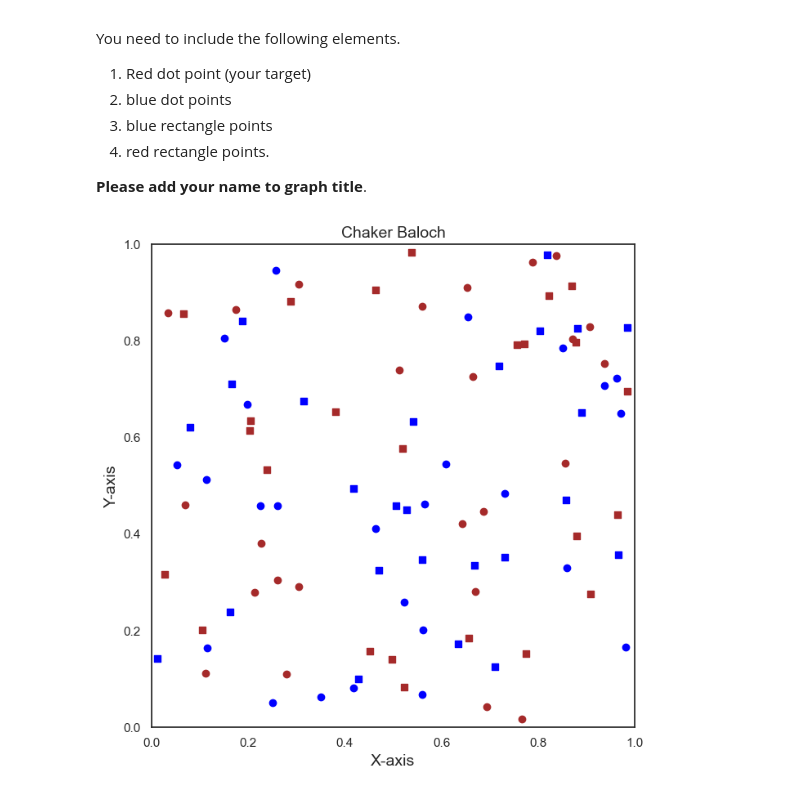
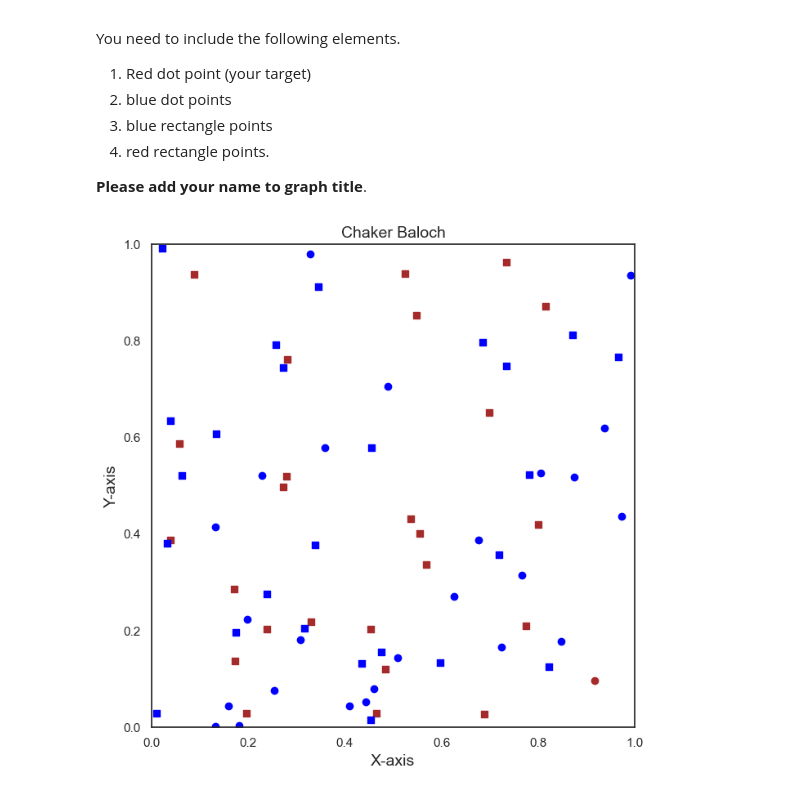
Before and after one commit to ChakerBaloch/IntroJupyter, a Jupyter notebook: ChakerBaloch_Week03.ipynb, the cells around one changed output. Cells and saved outputs as stored; diff of their text form; code cells hidden in the pictures.

```diff
--- a/ChakerBaloch_Week03.ipynb
+++ b/ChakerBaloch_Week03.ipynb
@@ -574,35 +574,35 @@ n = 25
 x1, y1 = np.random.rand(n), np.random.rand(n)  # Blue circles
 x2, y2 = np.random.rand(n), np.random.rand(n)  # Red squares
 x3, y3 = np.random.rand(n), np.random.rand(n)  # Blue squares
-x4, y4 = np.random.rand(n), np.random.rand(n)  # Red circles (target)
+x4, y4 = np.random.rand(1).item(), np.random.rand(1).item() # target Red dot
 
 # Create the plot
 plt.figure(figsize=(7, 7))
 
 # Blue circles
 plt.scatter(x1, y1, c='blue', marker='o', label='Blue Circles')
 
 # Red squares
 plt.scatter(x2, y2, c='brown', marker='s', label='Red Squares')
 
 # Blue squares
 plt.scatter(x3, y3, c='blue', marker='s', label='Blue Squares')
 
 # Red circles (target)
 plt.scatter(x4, y4, c='brown', marker='o', label='Red Circles')
 
 # Add axis labels
 plt.xlabel("X-axis", fontsize=14)
 plt.ylabel("Y-axis", fontsize=14)
 
 #add limit
 plt.xlim(0, 1)
 plt.ylim(0, 1)
 
 plt.title("Chaker Baloch", fontsize=14)
 plt.gca().set_aspect('equal', adjustable='box')
 plt.tight_layout()
 
 plt.show()
 # %% [output]
-[figure, old version]
+[figure, new version]
```
